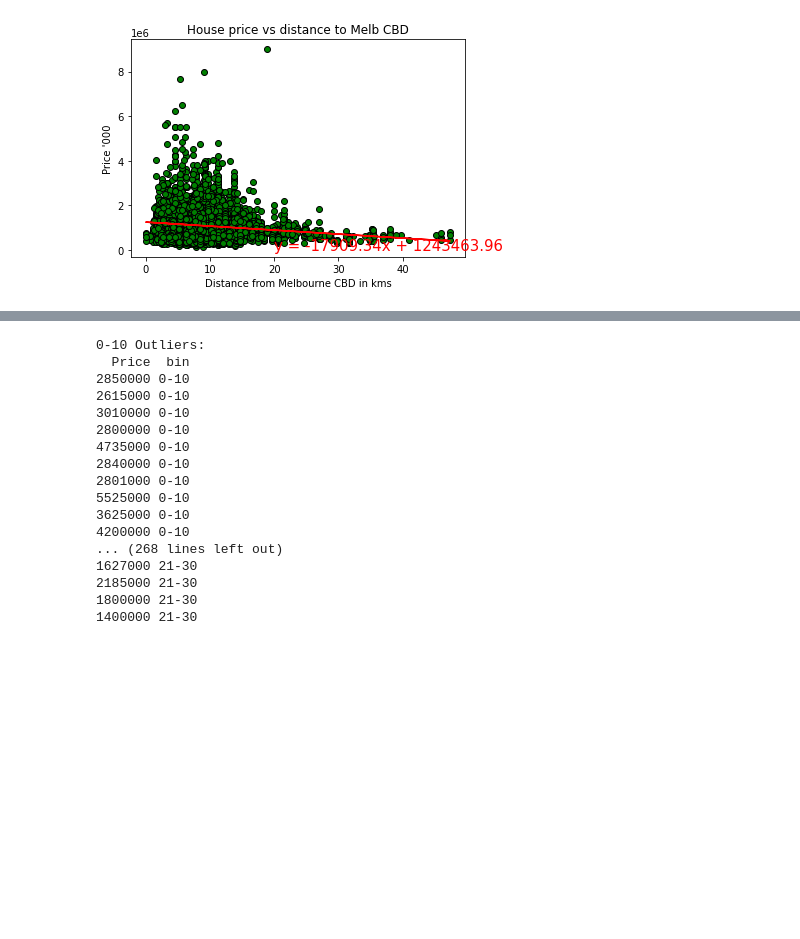
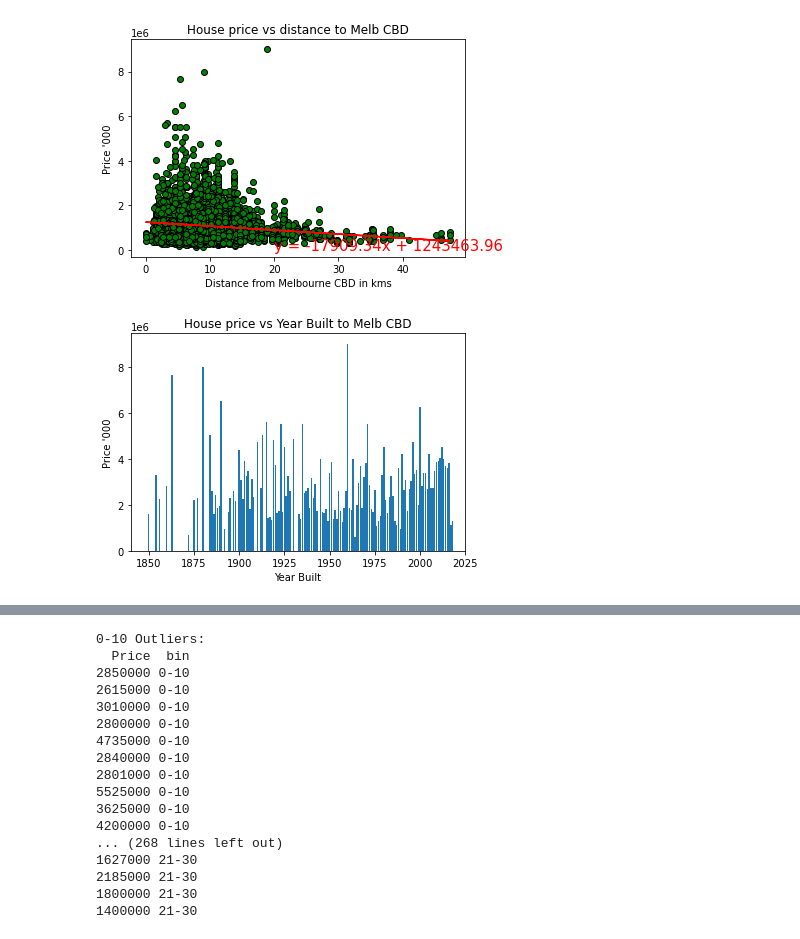
Before and after one commit to OormiC/Project1, a Jupyter notebook: Age_and_distance_to_CBD.ipynb, the cells around one changed output, grey strips where cells are left out. Cells and saved outputs as stored; diff of their text form; code cells hidden in the pictures; blank space fills up the shorter version.

```diff
--- a/Age_and_distance_to_CBD.ipynb
+++ b/Age_and_distance_to_CBD.ipynb
@@ -182,6 +181,25 @@ plt.show()
 y = -17909.34x + 1243463.96
 The r-squared is: 0.02216133793008235
 [figure]
+# %%
+# knowing CBD builds out,typically year built is older by CBD, hence order dataset by Year Built from CBD and see the correlation
+#year_builtdrop_df = pd.DataFrame('YearBuilt')
+
+# Sort the DataFrame by the 'Values' column in descending order
+year_builtdrop_df = agedrop_df.sort_values(by='YearBuilt', ascending=False)
+year_builtdrop_df
+# Plot the data
+plt.bar(year_builtdrop_df['YearBuilt'], year_builtdrop_df['Price'])
+plt.xlabel("Year Built")
+plt.ylabel("Price '000")
+plt.title("House price vs Year Built to Melb CBD")
+plt.xlim(1840,2025)
+
+# Show the plot
+plt.savefig('Graphs/pricevyearbuilt_bar.jpg')
+plt.show()
+# %% [output]
+[figure, added]
 # %%
 # Group year built in buckets and draw box plots
 agedrop_df_group = agedrop_df.groupby(["Distance"])
```
Also changed, not shown: parts of 11 cells of this notebook, 8 other files.
